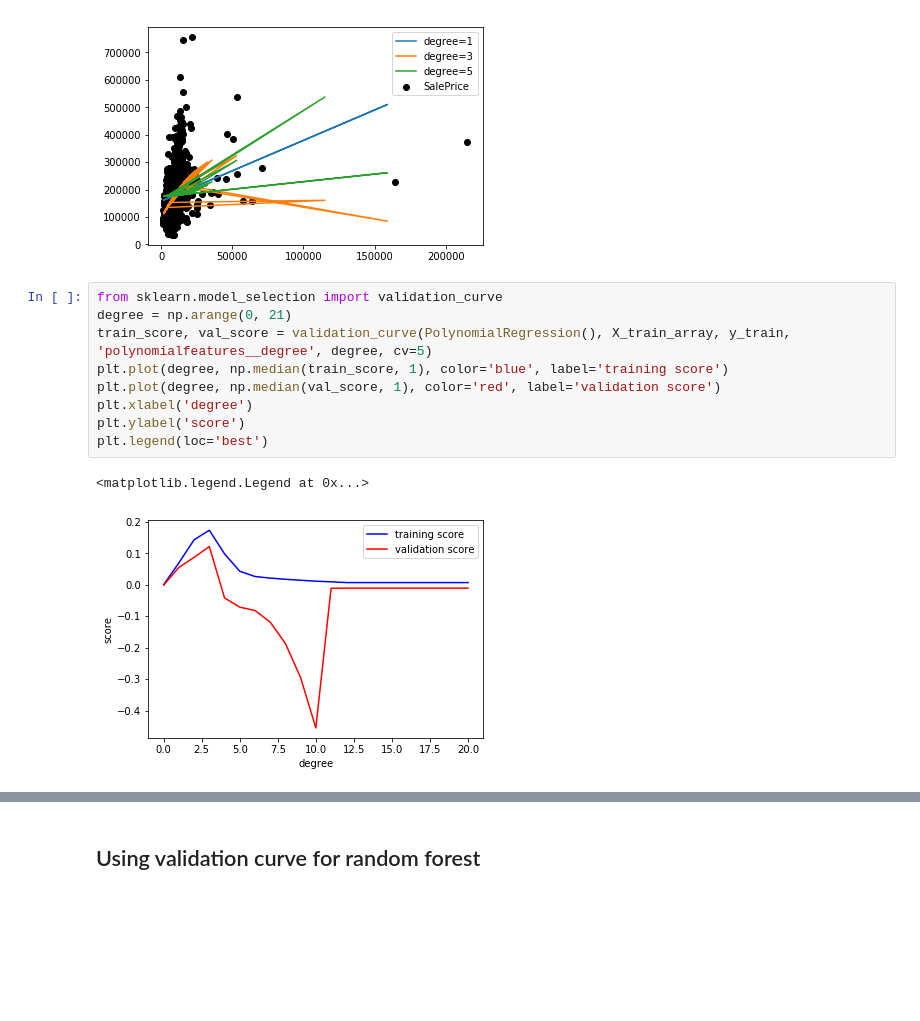
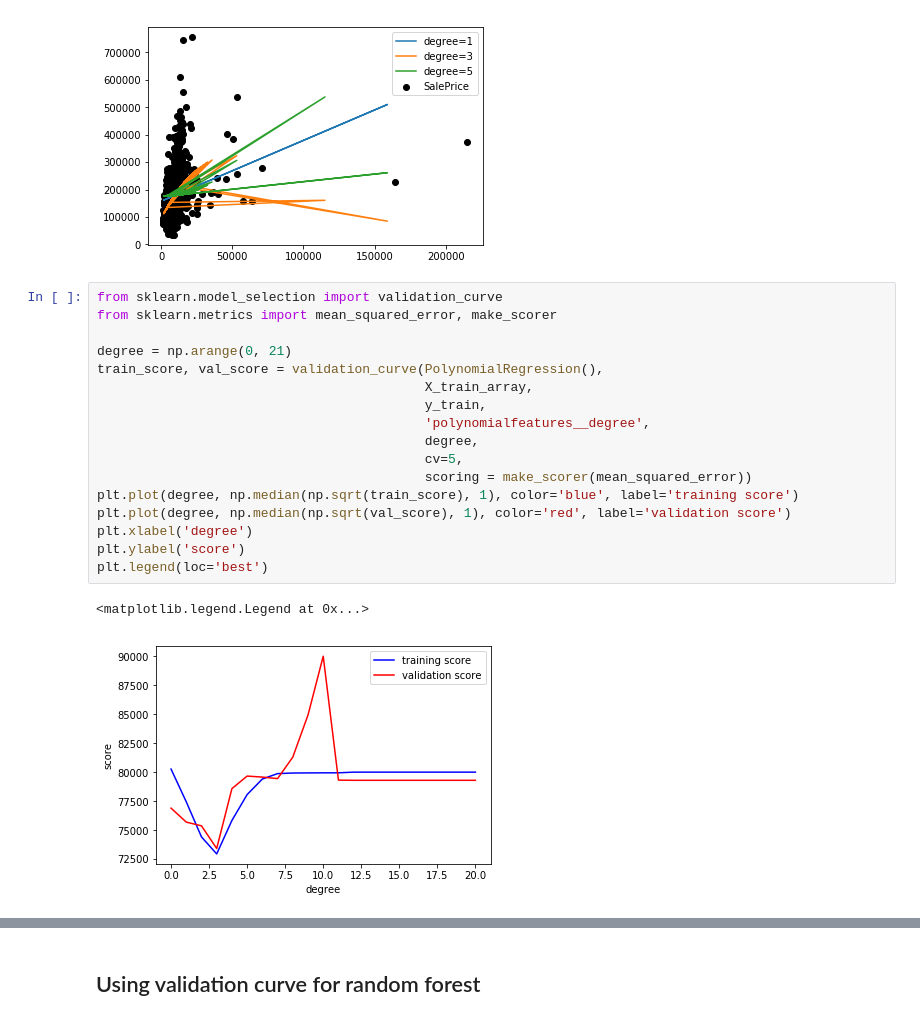
Before and after one commit to statchaitya/JupyterNotebooks, a Jupyter notebook: Notebooks/ML 101 -House Prices.ipynb, the cells around one changed output, grey strips where cells are left out. Saved outputs shown, nothing was run; the diff lists cells and outputs as text; blank space fills up the shorter version.

```diff
--- a/Notebooks/ML 101 -House Prices.ipynb
+++ b/Notebooks/ML 101 -House Prices.ipynb
@@ -92,13 +93,21 @@ plt.legend(loc='best')
 [figure]
 # %%
 from sklearn.model_selection import validation_curve
+from sklearn.metrics import mean_squared_error, make_scorer
+
 degree = np.arange(0, 21)
-train_score, val_score = validation_curve(PolynomialRegression(), X_train_array, y_train, 'polynomialfeatures__degree', degree, cv=5)
-plt.plot(degree, np.median(train_score, 1), color='blue', label='training score')
-plt.plot(degree, np.median(val_score, 1), color='red', label='validation score')
+train_score, val_score = validation_curve(PolynomialRegression(),
+                                          X_train_array,
+                                          y_train,
+                                          'polynomialfeatures__degree',
+                                          degree,
+                                          cv=5,
+                                          scoring = make_scorer(mean_squared_error))
+plt.plot(degree, np.median(np.sqrt(train_score), 1), color='blue', label='training score')
+plt.plot(degree, np.median(np.sqrt(val_score), 1), color='red', label='validation score')
 plt.xlabel('degree')
 plt.ylabel('score')
 plt.legend(loc='best')
 # %% [output]
 <matplotlib.legend.Legend at 0x...>
-[figure, old version]
+[figure, new version]
```
Also changed, not shown: parts of 21 cells of this notebook, 5 other files.
